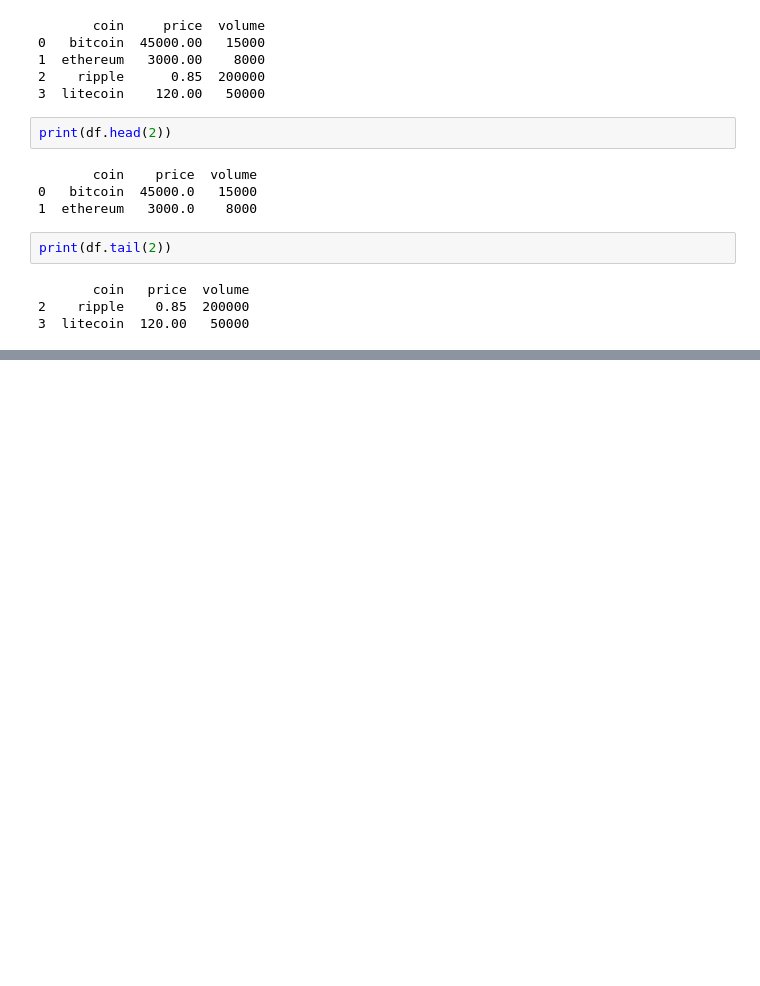
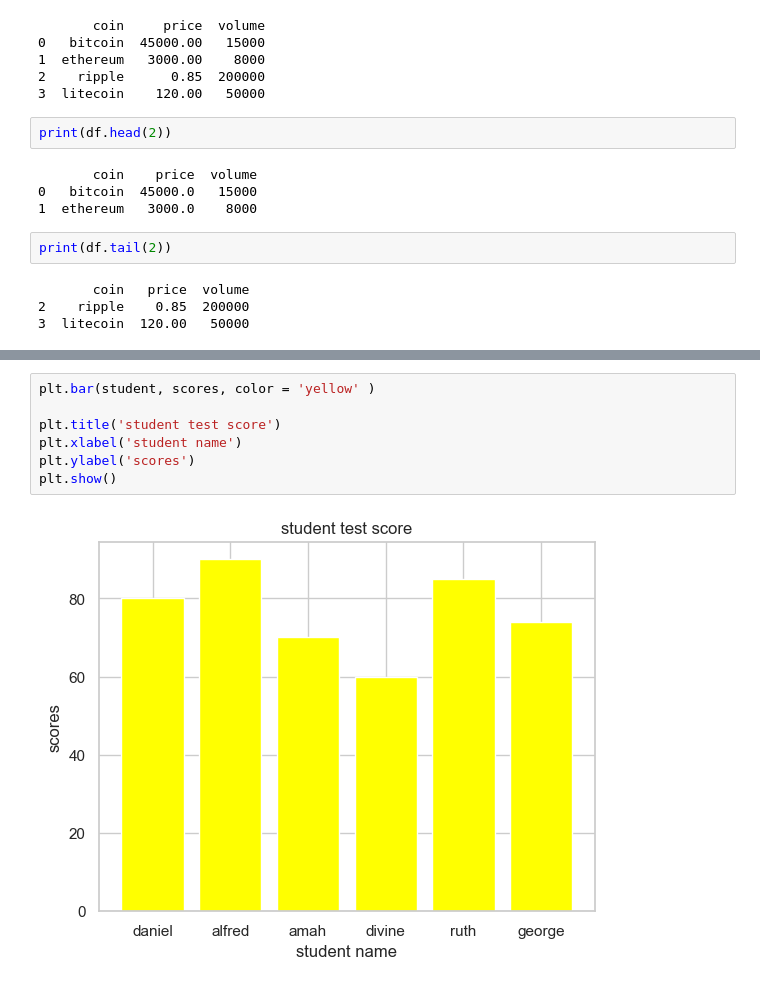
Before and after one commit to Ayodejifem/python-data-numpy-pandas, a Jupyter notebook: module_2/data_manipulation_pandas_numpy.ipynb, the cells around one changed output, grey strips where cells are left out. Drawn from its saved outputs; the diff is of its cells as text; blank space fills up the shorter version.

```diff
--- a/module_2/data_manipulation_pandas_numpy.ipynb
+++ b/module_2/data_manipulation_pandas_numpy.ipynb
@@ -31,0 +66,9 @@ print(df.tail(2))
+# %%
+plt.bar(student, scores, color = 'yellow' )
+
+plt.title('student test score')
+plt.xlabel('student name')
+plt.ylabel('scores')
+plt.show()
+# %% [output]
+[figure, added]
```
Also changed, not shown: parts of 18 cells of this notebook.
